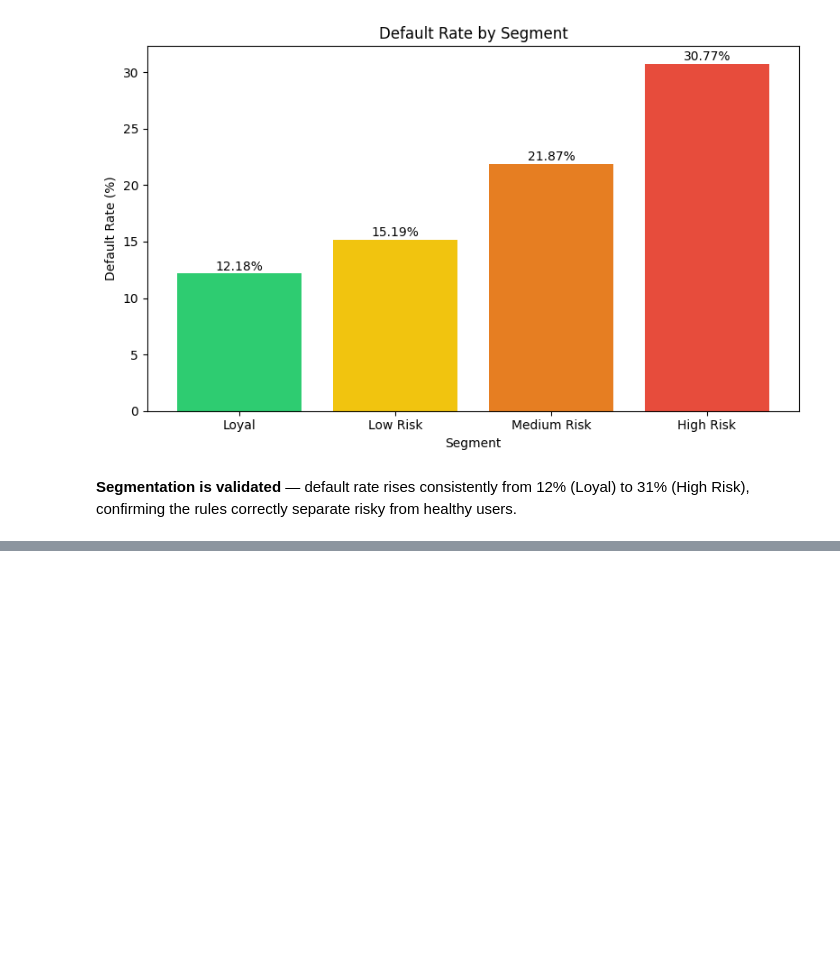
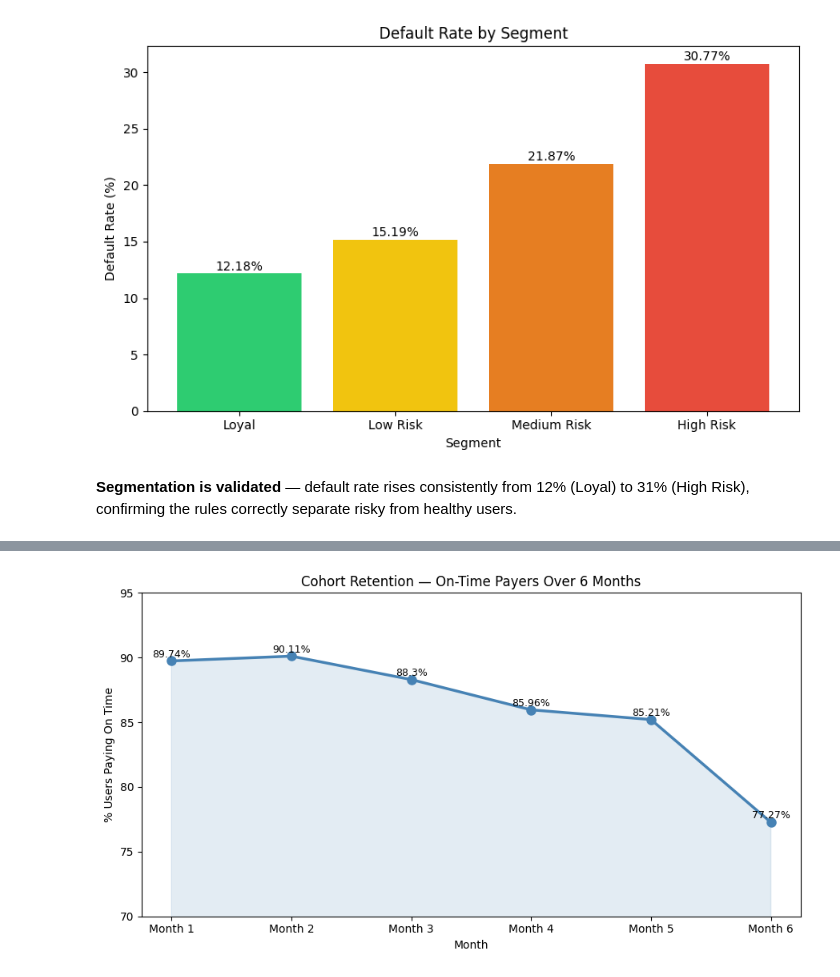
Before and after one commit to abhishiron/credit_card_intelligence, a Jupyter notebook: notebooks/phase3_segementation.ipynb, the cells around one changed output, grey strips where cells are left out. Saved outputs shown, nothing was run; the diff lists cells and outputs as text; code cells hidden in the pictures; blank space fills up the shorter version.

Commit message:
done w cohort retention

```diff
--- a/notebooks/phase3_segementation.ipynb
+++ b/notebooks/phase3_segementation.ipynb
@@ -233,0 +244,19 @@ plt.show()
+# %%
+# For each month, count users who were NOT delaying (value <= 0)
+months = ['pay_6', 'pay_5', 'pay_4', 'pay_3', 'pay_2', 'pay_0']
+labels = ['Month 1', 'Month 2', 'Month 3', 'Month 4', 'Month 5', 'Month 6']
+
+ontime_counts = []
+for col in months:
+    count = (df[col] <= 0).sum()
+    ontime_counts.append(count)
+
+retention_df = pd.DataFrame({
+    'month': labels,
+    'ontime_users': ontime_counts
+})
+
+retention_df['retention_pct'] = (retention_df['ontime_users'] / 30000 * 100).round(2)
+retention_df['drop_pct'] = (retention_df['retention_pct'].shift(1) - retention_df['retention_pct']).round(2)
+
+print(retention_df)
@@ -233,0 +271,23 @@ plt.show()
+# %%
+plt.figure(figsize=(9, 5))
+plt.plot(retention_df['month'], retention_df['retention_pct'],
+         marker='o', color='steelblue', linewidth=2.5, markersize=8)
+
+# Shade the area under the curve
+plt.fill_between(retention_df['month'], retention_df['retention_pct'],
+                 alpha=0.15, color='steelblue')
+
+plt.title('Cohort Retention — On-Time Payers Over 6 Months')
+plt.xlabel('Month')
+plt.ylabel('% Users Paying On Time')
+plt.ylim(70, 95)
+
+# Add value labels on each point
+for i, row in retention_df.iterrows():
+    plt.text(i, row['retention_pct'] + 0.3,
+             f"{row['retention_pct']}%", ha='center', fontsize=9)
+
+plt.tight_layout()
+plt.show()
+# %% [output]
+[figure, added]
```
Also changed, not shown: parts of 7 cells of this notebook.
